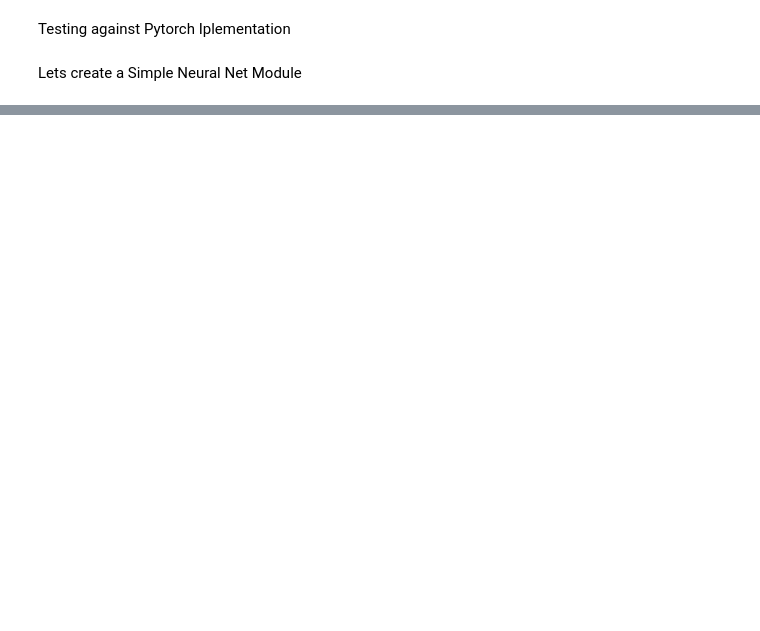
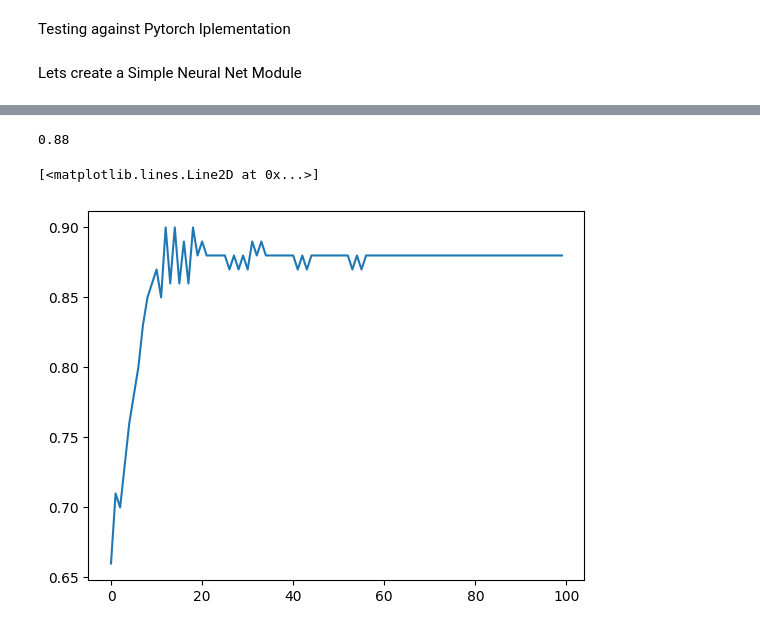
Before and after one commit to diegommezp28/DL_architectures, a Jupyter notebook: notebooks/classic_ml/microGrad.ipynb, the cells around one changed output, grey strips where cells are left out. Saved outputs shown, nothing was run; the diff lists cells and outputs as text; code cells hidden in the pictures; blank space fills up the shorter version.

```diff
--- a/notebooks/classic_ml/microGrad.ipynb
+++ b/notebooks/classic_ml/microGrad.ipynb
@@ -434,0 +482,7 @@ draw_dot(f[0])
+# %%
+print(accuracy[-1])
+plt.plot(accuracy)
+# %% [output]
+0.88
+[<matplotlib.lines.Line2D at 0x...>]
+[figure, added]
```
Also changed, not shown: parts of 9 cells of this notebook, 21 other files.
